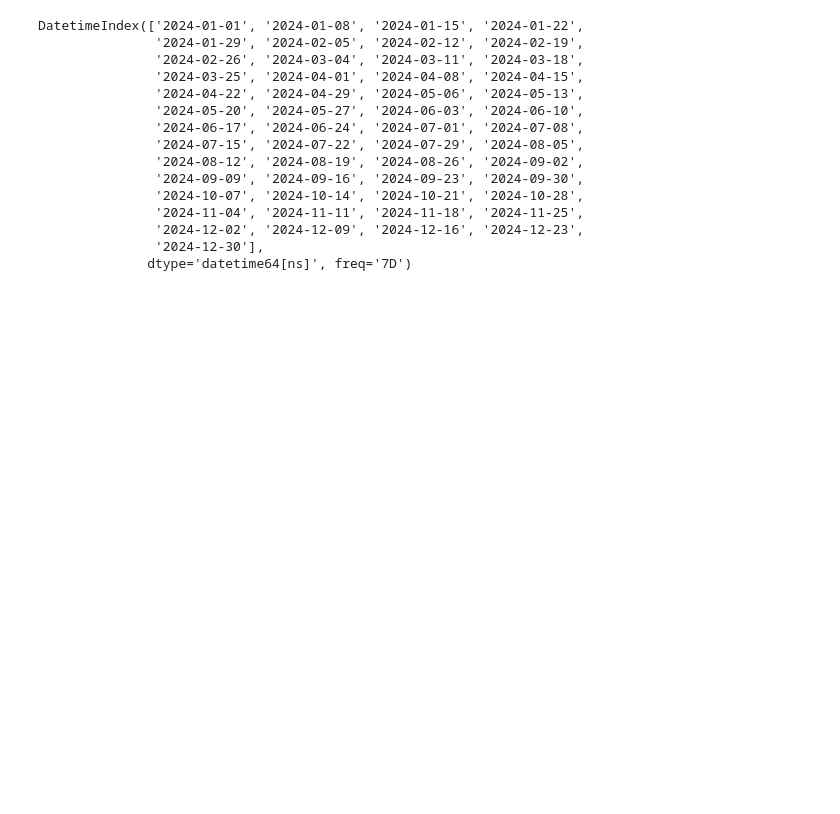
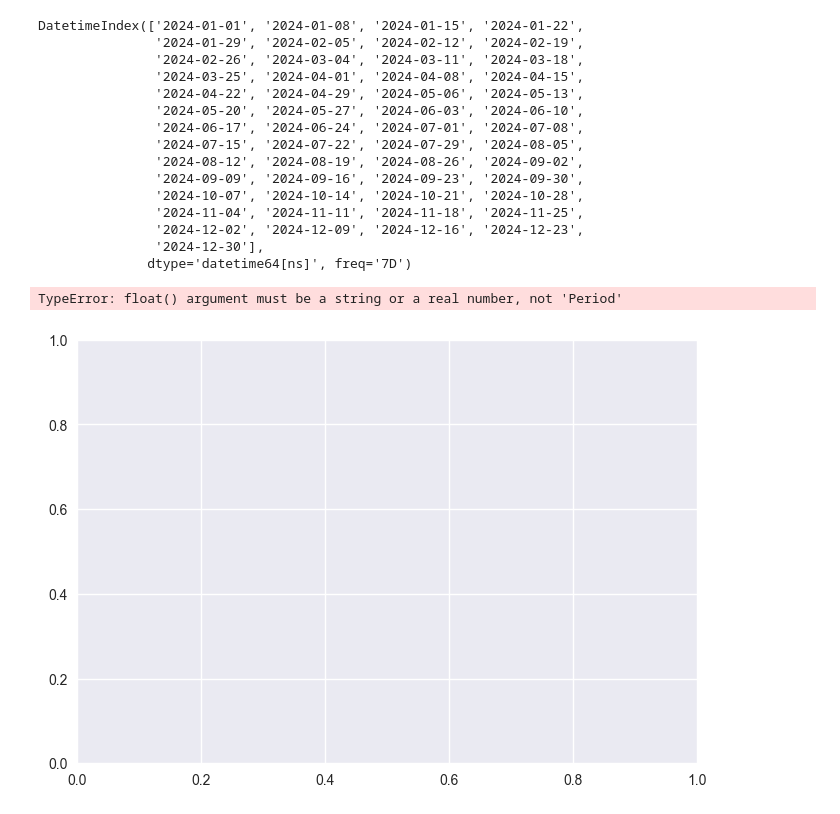
Before and after one commit to marynalysenko/goit_da_6, a Jupyter notebook: module_4_python/lesson_5_3_tips.ipynb, the cells around one changed output. Cells and saved outputs as stored; diff of their text form; code cells hidden in the pictures; blank space fills up the shorter version.

```diff
--- a/module_4_python/lesson_5_3_tips.ipynb
+++ b/module_4_python/lesson_5_3_tips.ipynb
@@ -195,3 +195,16 @@ DatetimeIndex(['2024-01-01', '2024-01-08', '2024-01-15', '2024-01-22',
                '2024-12-02', '2024-12-09', '2024-12-16', '2024-12-23',
                '2024-12-30'],
               dtype='datetime64[ns]', freq='7D')
+# %%
+import pandas as pd
+import matplotlib.pyplot as plt
+
+# Створення прикладу DataFrame з PeriodIndex
+df = pd.DataFrame(
+    {"date": pd.period_range("2024-01", periods=12, freq="M"), "value": range(12)}
+)
+
+plt.plot(df["date"], df["value"])
+# %% [output]
+TypeError: float() argument must be a string or a real number, not 'Period'
+[figure, added]
```
Also changed, not shown: parts of 4 cells of this notebook, 1 other file.
